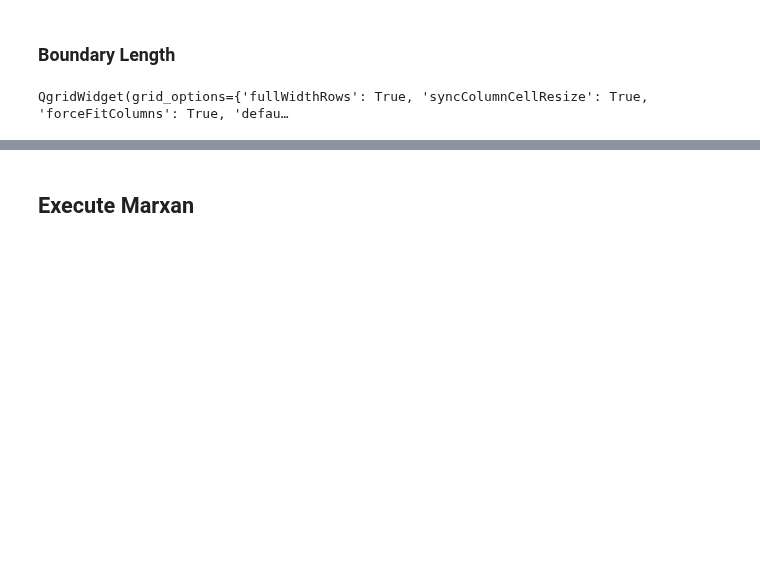
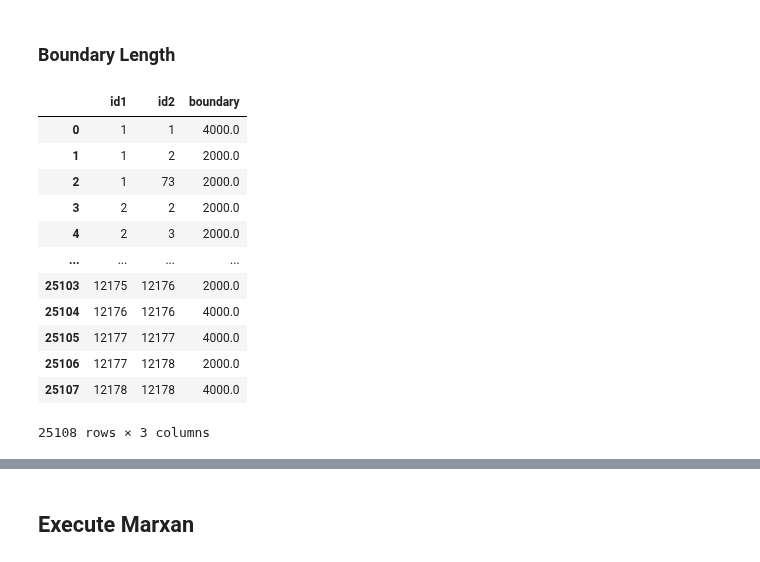
Before and after one commit to Vizzuality/marxan-cloud, a Jupyter notebook: data/notebooks/Lab/run_marxan.ipynb, the cells around one changed output, grey strips where cells are left out. Drawn from its saved outputs; the diff is of its cells as text; code cells hidden in the pictures; blank space fills up the shorter version.

```diff
--- a/data/notebooks/Lab/run_marxan.ipynb
+++ b/data/notebooks/Lab/run_marxan.ipynb
@@ -743,8 +822,26 @@ QgridWidget(grid_options={'fullWidthRows': True, 'syncColumnCellResize': True, '
 ### Boundary Length
 # %%
 userBoundData = CreateListModelFromFile(f'{MARXAN_FOLDER}/{userInputFile.INPUTDIR}/{userInputFile.BOUNDNAME}', boundaryLength)
-userBoundData_df = qgrid.show_grid(pd.DataFrame([s.__dict__ for s in userBoundData]), show_toolbar=True)
-display(userBoundData_df)
-save_button(f'{MARXAN_FOLDER}/{userInputFile.INPUTDIR}/{userInputFile.BOUNDNAME}', boundaryLength, userBoundData_df)
+
+#Static
+userBoundData_df = pd.DataFrame([s.__dict__ for s in userBoundData])
+userBoundData_df
+
+#Interactive
+# userBoundData_df = qgrid.show_grid(pd.DataFrame([s.__dict__ for s in userBoundData]), show_toolbar=True)
+# display(userBoundData_df)
+# save_button(f'{MARXAN_FOLDER}/{userInputFile.INPUTDIR}/{userInputFile.BOUNDNAME}', boundaryLength, userBoundData_df)
 # %% [output]
+|  | id1 | id2 | boundary |
+| 0 | 1 | 1 | 4000.0 |
+| 1 | 1 | 2 | 2000.0 |
+| 2 | 1 | 73 | 2000.0 |
+| 3 | 2 | 2 | 2000.0 |
+| 4 | 2 | 3 | 2000.0 |
+| ... | ... | ... | ... |
+| 25103 | 12175 | 12176 | 2000.0 |
+| 25104 | 12176 | 12176 | 4000.0 |
+| 25105 | 12177 | 12177 | 4000.0 |
+| 25106 | 12177 | 12178 | 2000.0 |
+| 25107 | 12178 | 12178 | 4000.0 |
-QgridWidget(grid_options={'fullWidthRows': True, 'syncColumnCellResize': True, 'forceFitColumns': True, 'defau…
+25108 rows × 3 columns
```
Also changed, not shown: parts of 8 cells of this notebook, 1 other file.
